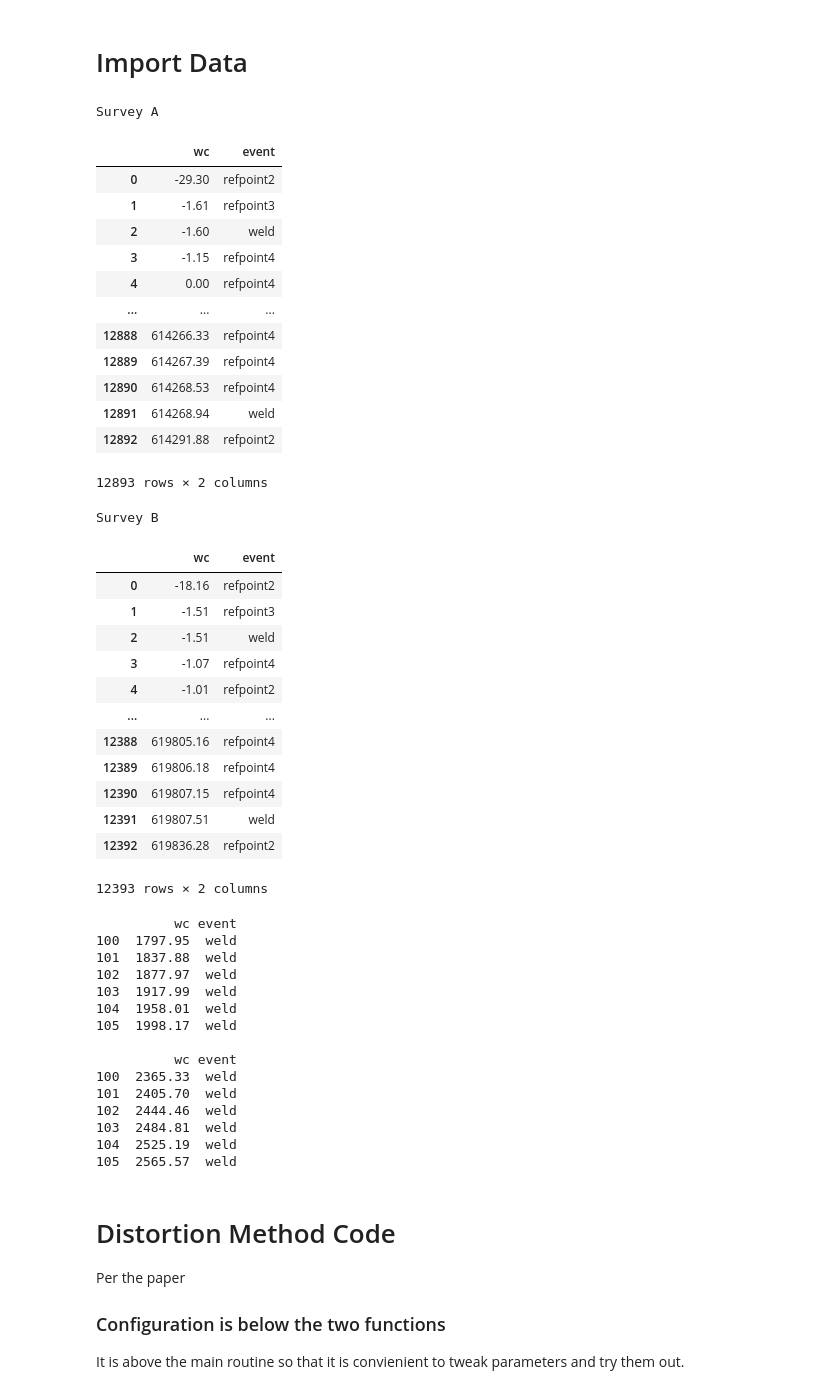
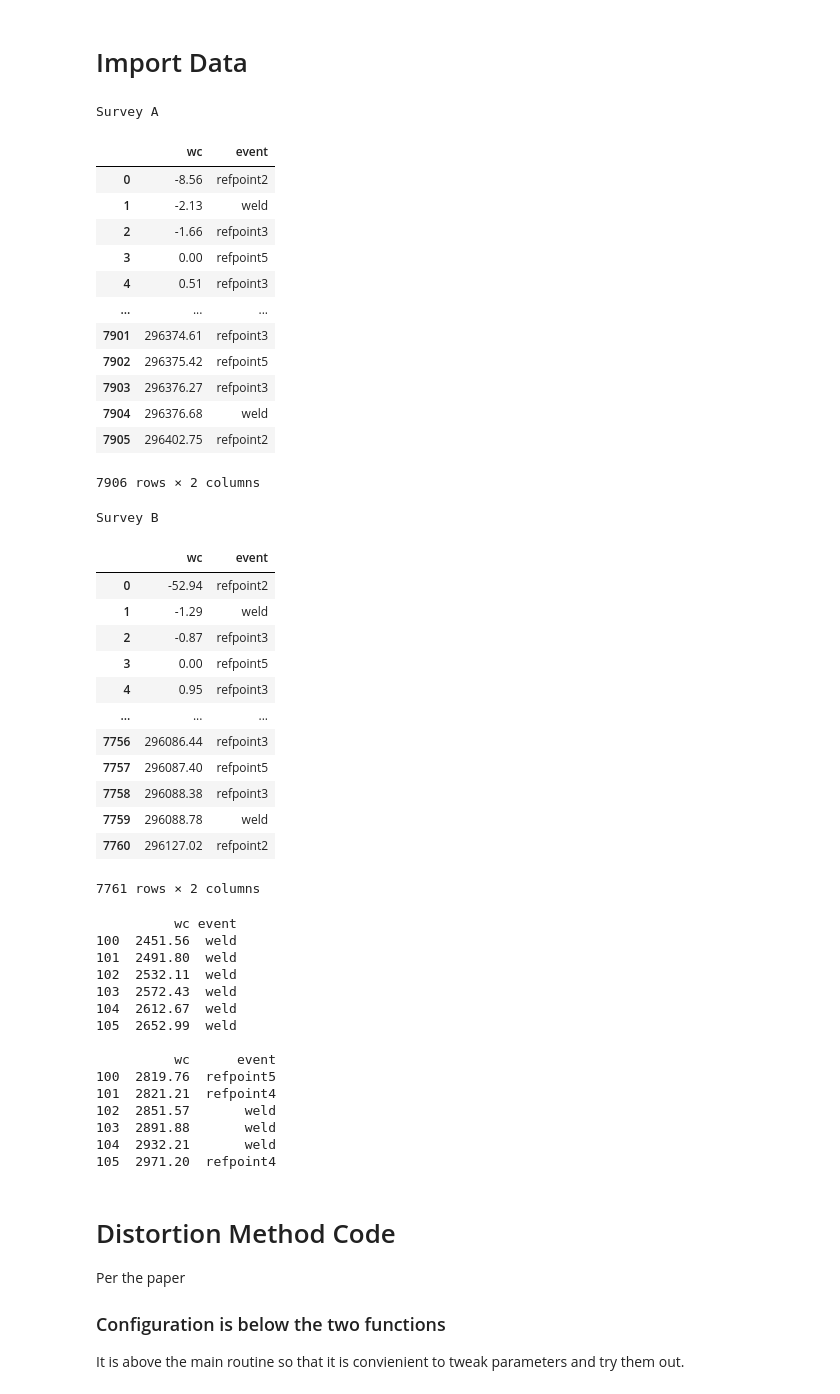
Before and after one commit to craigchamplin/Distortion-Sequence-Matching, a Jupyter notebook: code/Inductive Algorithm.ipynb, the cells around one changed output. Drawn from its saved outputs; the diff is of its cells as text; code cells hidden in the pictures.

```diff
--- a/code/Inductive Algorithm.ipynb
+++ b/code/Inductive Algorithm.ipynb
@@ -107,13 +107,13 @@ warnings.filterwarnings('ignore')
 ###
 # dset = 'RC1'; AStartRow=3; BStartRow=2; AEndRow=3913; BEndRow=3865
 # dset = 'RC2'; AStartRow=4; BStartRow=6; AEndRow=12875; BEndRow=12375
-dset = 'RC2'; AStartRow=6896; BStartRow=6556; AEndRow=12875; BEndRow=12375  # 2nd half
-# dset = 'RC3'; AStartRow=3; BStartRow=3; AEndRow=7902; BEndRow=7757
+# dset = 'RC2'; AStartRow=6896; BStartRow=6556; AEndRow=12875; BEndRow=12375  # 2nd half
+dset = 'RC3'; AStartRow=3; BStartRow=3; AEndRow=7902; BEndRow=7757
 # dset = 'RC4'; AStartRow=0; BStartRow=0; AEndRow=388; BEndRow=386
 
 # import data
-fnameA = ('./Data/' + dset + '-A.csv')
-fnameB = ('./Data/' + dset + '-B.csv')
+fnameA = ('../data/' + dset + '-A.csv')
+fnameB = ('../data/' + dset + '-B.csv')
 
 colNames = ['wc','event']
 
@@ -121,59 +121,59 @@ dfA = pd.read_csv(fnameA, skiprows=2, header=0, names=colNames)
 dfB = pd.read_csv(fnameB, skiprows=2, header=0, names=colNames)
 
 # lowercase-erize strings for easy comparison
 dfA['event']=dfA['event'].str.lower()
 dfB['event']=dfB['event'].str.lower()
 
 # cast as specific data types to keep things tidy
 eventTypes = pd.CategoricalDtype(categories=['refpoint1',
                                              'refpoint2',
                                              'refpoint3',
                                              'refpoint4',
                                              'refpoint5',
                                              'weld'], ordered=False)
 
 dataTypes = {
              'event':eventTypes,
              'wc':np.float_
              }
 
 dfA.astype(dataTypes)
 dfB.astype(dataTypes)
 
 # visual confirmation
 print('Survey A')
 display(dfA)
 print('\nSurvey B')
 display(dfB)
 # %% [output]
 Survey A
 |  | wc | event |
-| 0 | -29.30 | refpoint2 |
-| 1 | -1.61 | refpoint3 |
-| 2 | -1.60 | weld |
-| 3 | -1.15 | refpoint4 |
-| 4 | 0.00 | refpoint4 |
+| 0 | -8.56 | refpoint2 |
+| 1 | -2.13 | weld |
+| 2 | -1.66 | refpoint3 |
+| 3 | 0.00 | refpoint5 |
+| 4 | 0.51 | refpoint3 |
 | ... | ... | ... |
-| 12888 | 614266.33 | refpoint4 |
-| 12889 | 614267.39 | refpoint4 |
-| 12890 | 614268.53 | refpoint4 |
-| 12891 | 614268.94 | weld |
-| 12892 | 614291.88 | refpoint2 |
+| 7901 | 296374.61 | refpoint3 |
+| 7902 | 296375.42 | refpoint5 |
+| 7903 | 296376.27 | refpoint3 |
+| 7904 | 296376.68 | weld |
+| 7905 | 296402.75 | refpoint2 |
-12893 rows × 2 columns
+7906 rows × 2 columns
 Survey B
 |  | wc | event |
-| 0 | -18.16 | refpoint2 |
-| 1 | -1.51 | refpoint3 |
-| 2 | -1.51 | weld |
-| 3 | -1.07 | refpoint4 |
-| 4 | -1.01 | refpoint2 |
+| 0 | -52.94 | refpoint2 |
+| 1 | -1.29 | weld |
+| 2 | -0.87 | refpoint3 |
+| 3 | 0.00 | refpoint5 |
+| 4 | 0.95 | refpoint3 |
 | ... | ... | ... |
-| 12388 | 619805.16 | refpoint4 |
-| 12389 | 619806.18 | refpoint4 |
-| 12390 | 619807.15 | refpoint4 |
-| 12391 | 619807.51 | weld |
-| 12392 | 619836.28 | refpoint2 |
+| 7756 | 296086.44 | refpoint3 |
+| 7757 | 296087.40 | refpoint5 |
+| 7758 | 296088.38 | refpoint3 |
+| 7759 | 296088.78 | weld |
+| 7760 | 296127.02 | refpoint2 |
-12393 rows × 2 columns
+7761 rows × 2 columns
 # %%
 #### display rows example
 # How to display rows - for looking at data
@@ -184,20 +184,20 @@ print()
 print(dfB.loc[100:105])
 # %% [output]
           wc event
-100  1797.95  weld
-101  1837.88  weld
-102  1877.97  weld
-103  1917.99  weld
-104  1958.01  weld
-105  1998.17  weld
+100  2451.56  weld
+101  2491.80  weld
+102  2532.11  weld
+103  2572.43  weld
+104  2612.67  weld
+105  2652.99  weld
 
-          wc event
-100  2365.33  weld
-101  2405.70  weld
-102  2444.46  weld
-103  2484.81  weld
-104  2525.19  weld
-105  2565.57  weld
+          wc      event
+100  2819.76  refpoint5
+101  2821.21  refpoint4
+102  2851.57       weld
+103  2891.88       weld
+104  2932.21       weld
+105  2971.20  refpoint4
 # %% [markdown]
 # Distortion Method Code
 
```
Also changed, not shown: parts of 5 cells of this notebook, 12 other files.
